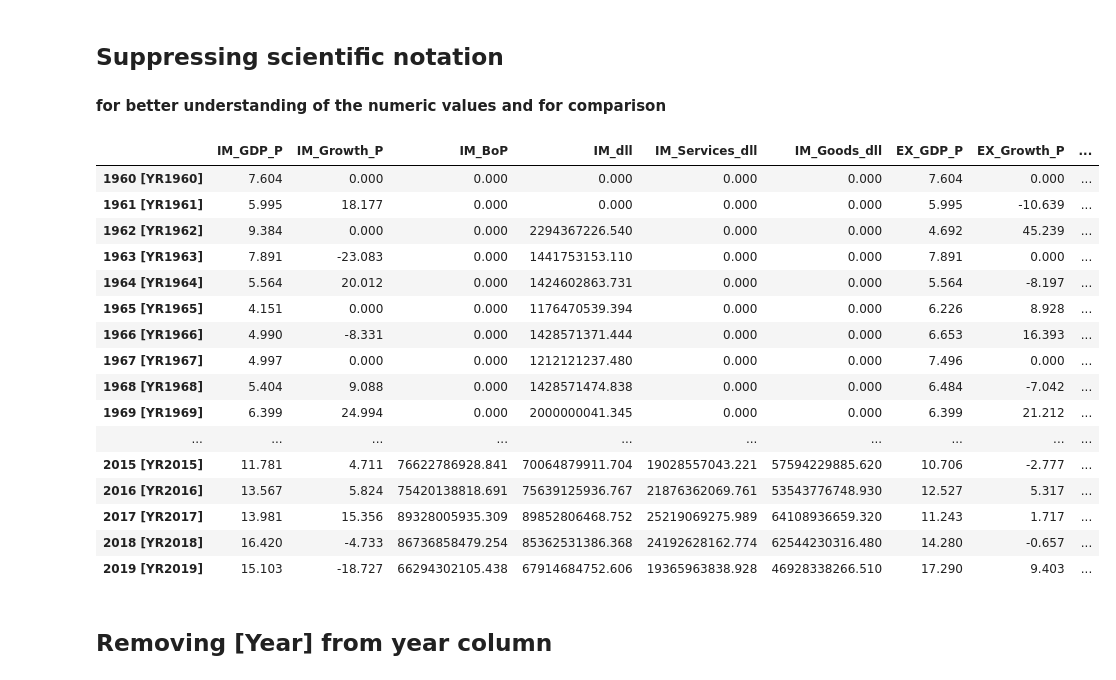
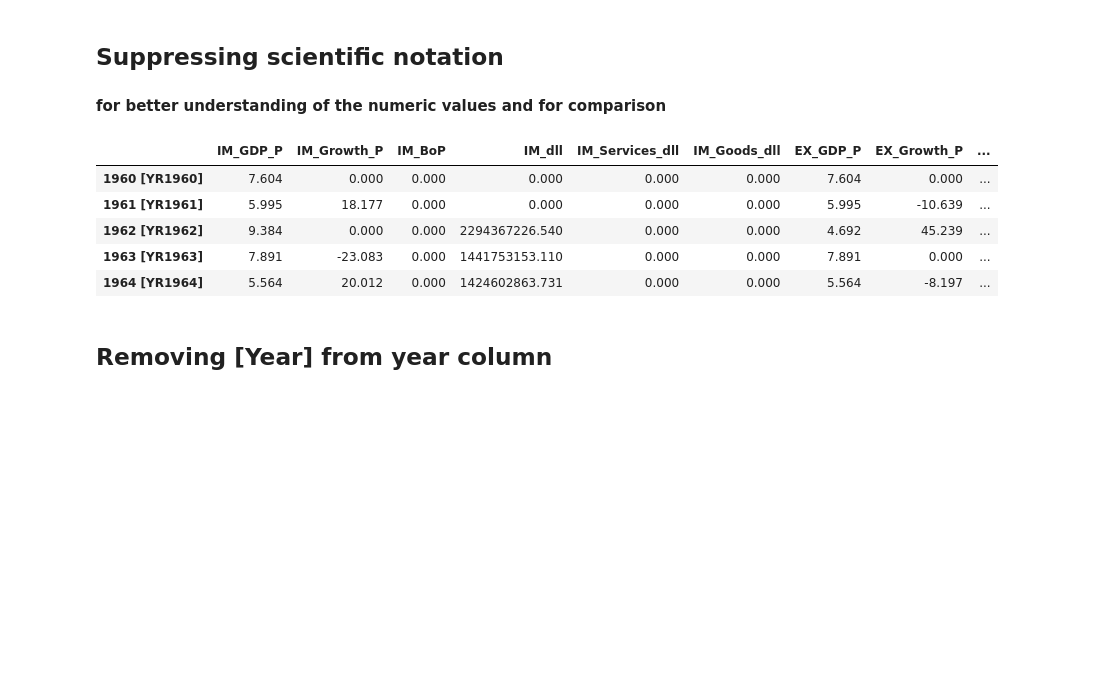
Before and after one commit to AndyRadCat/Country_Trade_EcoGrowth, a Jupyter notebook: Country_Openness_Cleaning.ipynb, the cells around one changed output. Saved outputs shown, nothing was run; the diff lists cells and outputs as text; code cells hidden in the pictures; blank space fills up the shorter version.

```diff
--- a/Country_Openness_Cleaning.ipynb
+++ b/Country_Openness_Cleaning.ipynb
@@ -485,25 +462,14 @@ pd.reset_option("display.max_rows")
 # %%
 pd.set_option('display.float_format', lambda x: '%.3f' % x)
 # %%
-country['Argentina']
+country['Argentina'].head()
 # %% [output]
 |  | IM_GDP_P | IM_Growth_P | IM_BoP | IM_dll | IM_Services_dll | IM_Goods_dll | EX_GDP_P | EX_Growth_P | ... |
 | 1960 [YR1960] | 7.604 | 0.000 | 0.000 | 0.000 | 0.000 | 0.000 | 7.604 | 0.000 | ... |
 | 1961 [YR1961] | 5.995 | 18.177 | 0.000 | 0.000 | 0.000 | 0.000 | 5.995 | -10.639 | ... |
 | 1962 [YR1962] | 9.384 | 0.000 | 0.000 | 2294367226.540 | 0.000 | 0.000 | 4.692 | 45.239 | ... |
 | 1963 [YR1963] | 7.891 | -23.083 | 0.000 | 1441753153.110 | 0.000 | 0.000 | 7.891 | 0.000 | ... |
 | 1964 [YR1964] | 5.564 | 20.012 | 0.000 | 1424602863.731 | 0.000 | 0.000 | 5.564 | -8.197 | ... |
-| 1965 [YR1965] | 4.151 | 0.000 | 0.000 | 1176470539.394 | 0.000 | 0.000 | 6.226 | 8.928 | ... |
-| 1966 [YR1966] | 4.990 | -8.331 | 0.000 | 1428571371.444 | 0.000 | 0.000 | 6.653 | 16.393 | ... |
-| 1967 [YR1967] | 4.997 | 0.000 | 0.000 | 1212121237.480 | 0.000 | 0.000 | 7.496 | 0.000 | ... |
-| 1968 [YR1968] | 5.404 | 9.088 | 0.000 | 1428571474.838 | 0.000 | 0.000 | 6.484 | -7.042 | ... |
-| 1969 [YR1969] | 6.399 | 24.994 | 0.000 | 2000000041.345 | 0.000 | 0.000 | 6.399 | 21.212 | ... |
-| ... | ... | ... | ... | ... | ... | ... | ... | ... | ... |
-| 2015 [YR2015] | 11.781 | 4.711 | 76622786928.841 | 70064879911.704 | 19028557043.221 | 57594229885.620 | 10.706 | -2.777 | ... |
-| 2016 [YR2016] | 13.567 | 5.824 | 75420138818.691 | 75639125936.767 | 21876362069.761 | 53543776748.930 | 12.527 | 5.317 | ... |
-| 2017 [YR2017] | 13.981 | 15.356 | 89328005935.309 | 89852806468.752 | 25219069275.989 | 64108936659.320 | 11.243 | 1.717 | ... |
-| 2018 [YR2018] | 16.420 | -4.733 | 86736858479.254 | 85362531386.368 | 24192628162.774 | 62544230316.480 | 14.280 | -0.657 | ... |
-| 2019 [YR2019] | 15.103 | -18.727 | 66294302105.438 | 67914684752.606 | 19365963838.928 | 46928338266.510 | 17.290 | 9.403 | ... |
 # %%
 #Having year in it's own column
 #country['Argentina'] = country['Argentina'].reset_index()
```
Also changed, not shown: parts of 14 cells of this notebook, 5 other files.
